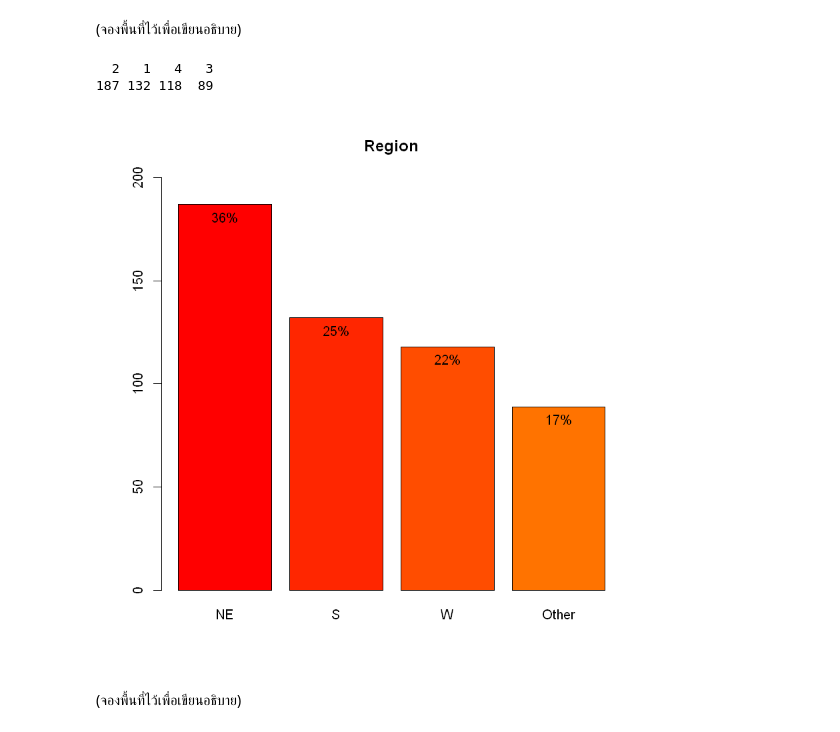
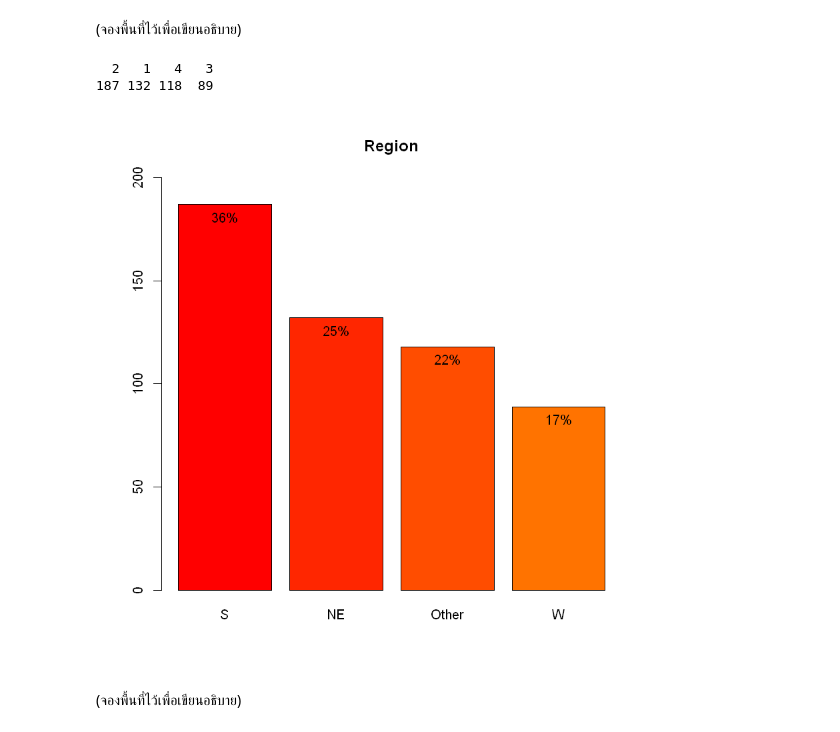
Before and after one commit to econDS/R-for-Data-science, a Jupyter notebook: Regression.ipynb, the cells around one changed output. Cells and saved outputs as stored; diff of their text form; code cells hidden in the pictures.

```diff
--- a/Regression.ipynb
+++ b/Regression.ipynb
@@ -162,17 +162,17 @@ table(df2$region)
 # %%
 freq <- table(df2$region)[order(table(df2$region), decreasing = TRUE)]
 pfreq <- round(freq*100/sum(freq))
 pfreq <- paste(pfreq,"%",sep="")
 
-p <- barplot(freq, col=rainbow(40), names.arg =c("NE","S","W","Other"),
+p <- barplot(freq, col=rainbow(40), names.arg =c("S","NE","Other","W"),
              main="Region", ylim=c(0,200))
 text(x = p, y = freq, label = pfreq, pos = 1, cex = 1, col = "black")
 
 table(df2$region)[order(table(df2$region), decreasing = TRUE)]
 # %% [output]
   2   1   4   3
 187 132 118  89
-[figure, old version]
+[figure, new version]
 # %% [markdown]
 (จองพื้นที่ไว้เพื่อเขียนอธิบาย)
 # %% [markdown]
```
Also changed, not shown: parts of 3 cells of this notebook.
